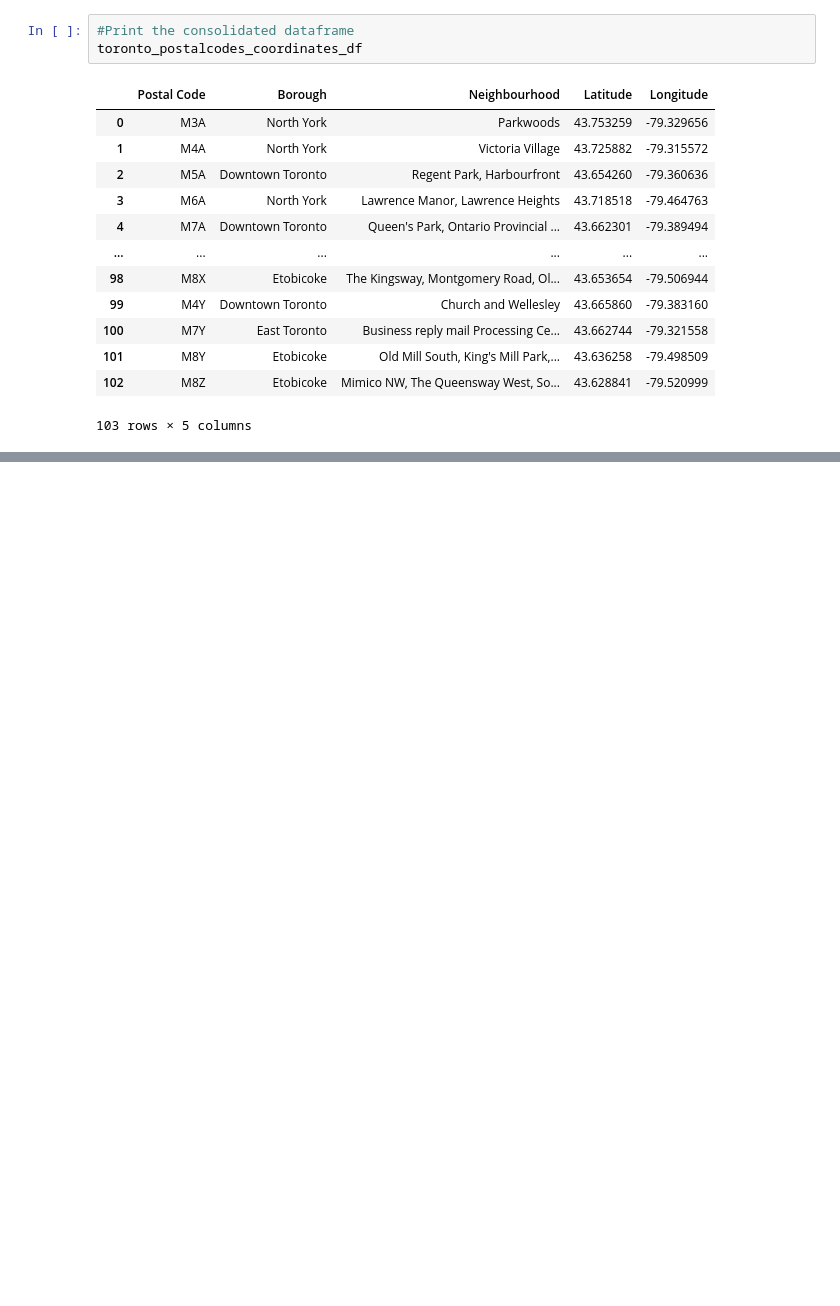
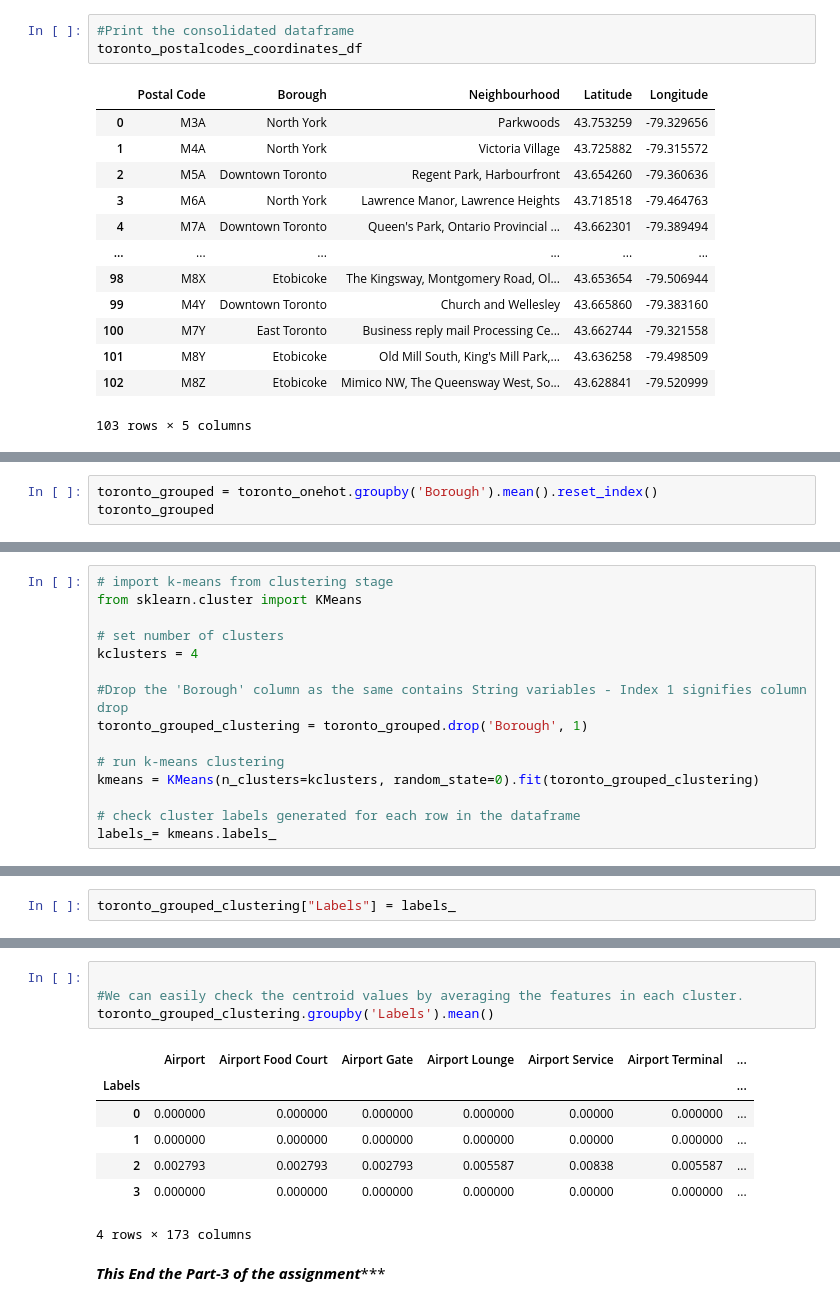
Before and after one commit to btalukder/Coursera_Capstone, a Jupyter notebook: Capstone Project Notebook.ipynb, the cells around one changed output, grey strips where cells are left out. Drawn from its saved outputs; the diff is of its cells as text; blank space fills up the shorter version.

```diff
--- a/Capstone Project Notebook.ipynb
+++ b/Capstone Project Notebook.ipynb
@@ -133,0 +363,3 @@ toronto_postalcodes_coordinates_df
+# %%
+toronto_grouped = toronto_onehot.groupby('Borough').mean().reset_index()
+toronto_grouped
@@ -133,0 +375,15 @@ toronto_postalcodes_coordinates_df
+# %%
+# import k-means from clustering stage
+from sklearn.cluster import KMeans
+
+# set number of clusters
+kclusters = 4
+
+#Drop the 'Borough' column as the same contains String variables - Index 1 signifies column drop
+toronto_grouped_clustering = toronto_grouped.drop('Borough', 1)
+
+# run k-means clustering
+kmeans = KMeans(n_clusters=kclusters, random_state=0).fit(toronto_grouped_clustering)
+
+# check cluster labels generated for each row in the dataframe
+labels_= kmeans.labels_
@@ -133,0 +392,2 @@ toronto_postalcodes_coordinates_df
+# %%
+toronto_grouped_clustering["Labels"] = labels_
@@ -133,0 +403,14 @@ toronto_postalcodes_coordinates_df
+# %%
+
+#We can easily check the centroid values by averaging the features in each cluster.
+toronto_grouped_clustering.groupby('Labels').mean()
+# %% [output]
+|  | Airport | Airport Food Court | Airport Gate | Airport Lounge | Airport Service | Airport Terminal | ... |
+| Labels |  |  |  |  |  |  | ... |
+| 0 | 0.000000 | 0.000000 | 0.000000 | 0.000000 | 0.00000 | 0.000000 | ... |
+| 1 | 0.000000 | 0.000000 | 0.000000 | 0.000000 | 0.00000 | 0.000000 | ... |
+| 2 | 0.002793 | 0.002793 | 0.002793 | 0.005587 | 0.00838 | 0.005587 | ... |
+| 3 | 0.000000 | 0.000000 | 0.000000 | 0.000000 | 0.00000 | 0.000000 | ... |
+4 rows × 173 columns
+# %% [markdown]
+*********This End the Part-3 of the assignment************
```
Also changed, not shown: parts of 26 cells of this notebook.
